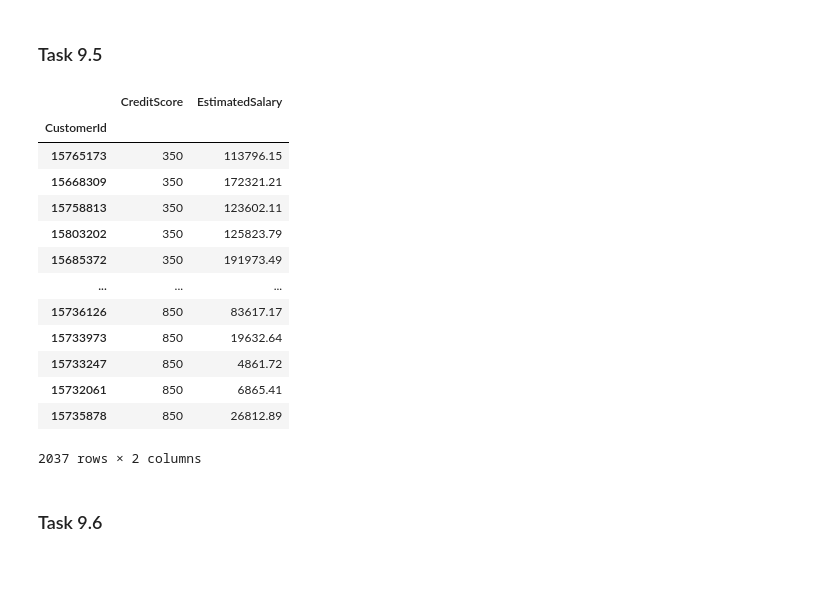
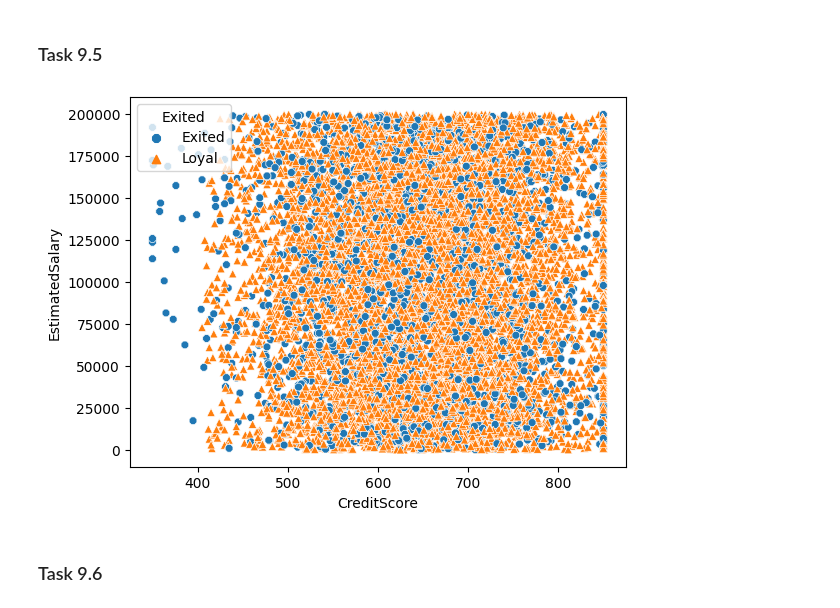
Before and after one commit to PlatArs/Bank_Analytics, a Jupyter notebook: Bank_Analytics.ipynb, the cells around one changed output. Cells and saved outputs as stored; diff of their text form; code cells hidden in the pictures; blank space fills up the shorter version.

Commit message:
Images added

```diff
--- a/Bank_Analytics.ipynb
+++ b/Bank_Analytics.ipynb
@@ -14,5 +14,5 @@ import seaborn as sns
 import plotly.graph_objects as go
 churn_data = pd.read_csv('data/churn.csv')
 churn_data = churn_data.copy()
-churn_data['Exited'] = churn_data['Exited'].apply(lambda x: 'Exited' if (x == 1) else 'Loyal')
-display(churn_data)
+# присвоение категориальных признаков для улучшения отображения подписей
+churn_data['Exited'] = churn_data['Exited'].apply(lambda x: 'Exited' if (x == 1) else 'Loyal').astype('category')
@@ -95,42 +100,12 @@ Name: Age, dtype: int64
 # %% [markdown]
 ### Task 9.5
-# %%
-data_95 = churn_data['Exited'] == 'Exited'
-data_95l = churn_data['Exited'] == 'Loyal'
-
-data_95 = churn_data[churn_data['Exited'] == 'Exited'].pivot_table(values=['CreditScore', 'EstimatedSalary'], index='CustomerId').sort_values('CreditScore')
-data_95l = churn_data[churn_data['Exited'] == 'Loyal'].pivot_table(values=['CreditScore', 'EstimatedSalary'], index='CustomerId').sort_values('CreditScore')
-display(data_95)
-fig = px.line(
-    data_95,
-    x='CreditScore',
-    y='EstimatedSalary',
-    title='Relation between Credit Score and Estimated Salary of exited customers',
-    width=1000,
-    height=500,
-)
-fig.show()
-fig = px.line(
-    data_95l,
-    x='CreditScore',
-    y='EstimatedSalary',
-    title='Relation between Credit Score and Estimated Salary of customers',
-    width=1000,
-    height=500,
-)
-fig.show()
-# %% [output]
-|  | CreditScore | EstimatedSalary |
-| CustomerId |  |  |
-| 15765173 | 350 | 113796.15 |
-| 15668309 | 350 | 172321.21 |
-| 15758813 | 350 | 123602.11 |
-| 15803202 | 350 | 125823.79 |
-| 15685372 | 350 | 191973.49 |
-| ... | ... | ... |
-| 15736126 | 850 | 83617.17 |
-| 15733973 | 850 | 19632.64 |
-| 15733247 | 850 | 4861.72 |
-| 15732061 | 850 | 6865.41 |
-| 15735878 | 850 | 26812.89 |
-2037 rows × 2 columns
+# %%
+sns.scatterplot(
+  x = churn_data['CreditScore'],
+  y = churn_data['EstimatedSalary'],
+  hue = churn_data['Exited'],
+  style=churn_data['Exited'],
+  markers= {'Loyal':'^', 'Exited':"8"}
+);
+# %% [output]
+[figure, added]
```
Also changed, not shown: parts of 21 cells of this notebook.
